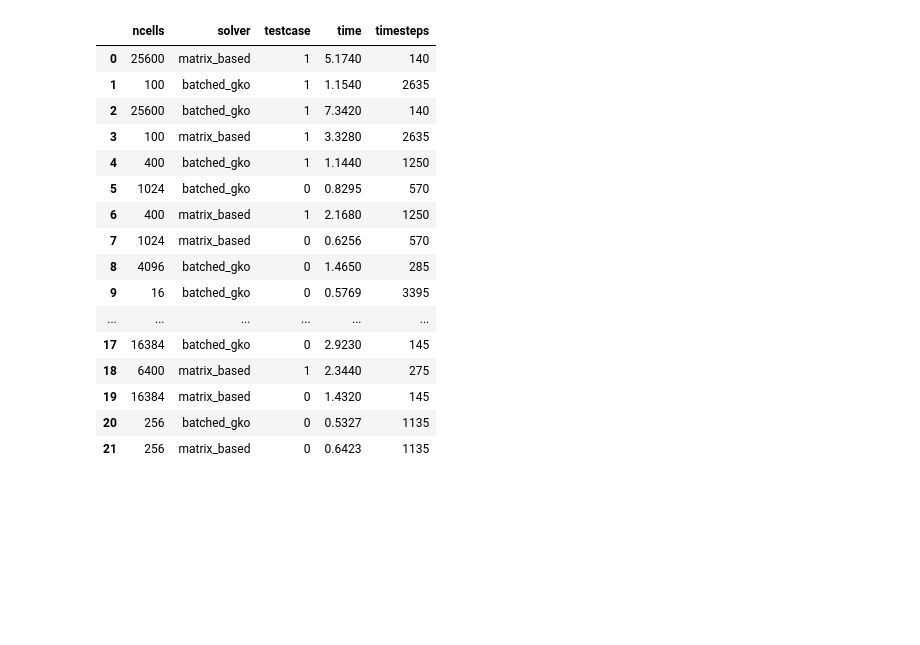
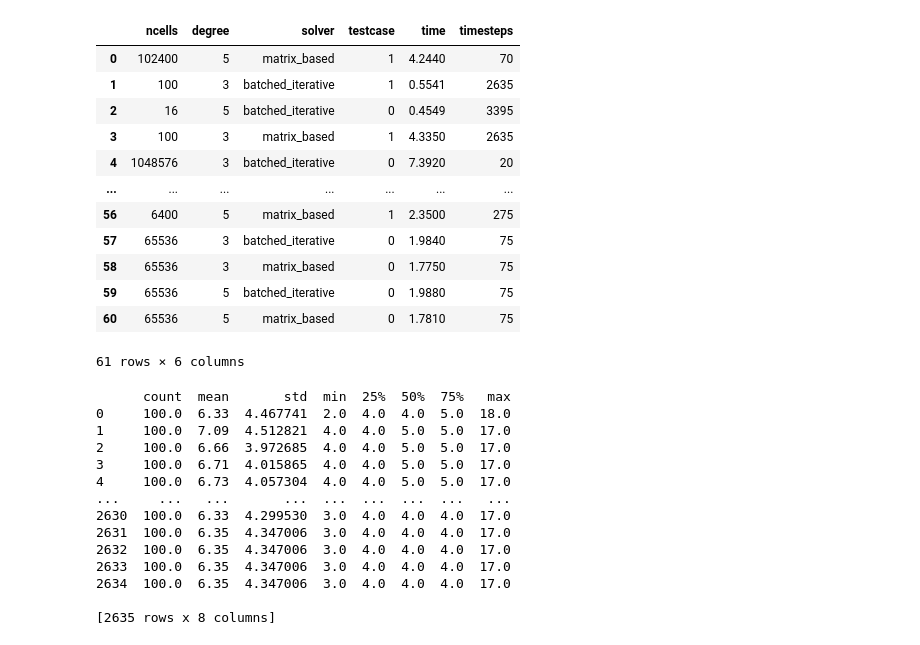
Before and after one commit to MarcelKoch/data-analysis, a Jupyter notebook: cse-batched/testing.ipynb, the cells around one changed output. Drawn from its saved outputs; the diff is of its cells as text; code cells hidden in the pictures; blank space fills up the shorter version.

```diff
--- a/cse-batched/testing.ipynb
+++ b/cse-batched/testing.ipynb
@@ -17,27 +19,46 @@ def config_data(filename: str):
 # %%
 data = []
 for file in Path(f"{root_path}/data").iterdir():
     with open(file, "r") as input:
         if t_m := time_re.search(input.read()):
             data.append({**config_data(file.name),
                          "time": t_m.group(2), "timesteps": t_m.group(1)})
-df = pd.DataFrame(data).astype({"dim": int, "ncells": int, "order": int, "timesteps": int, "time": float}).drop(columns=["cpu", "dryrun", "fmt", "order", "refinements", "dim", "batchsize", "exec", "gpu"])
+df = pd.DataFrame(data).astype({"dim": int, "ncells": int, "degree": int, "timesteps": int, "time": float}).drop(columns=["cpu", "dryrun", "fmt", "refinements", "dim", "batchsize", "exec", "gpu"])
 df
 # %% [output]
-|  | ncells | solver | testcase | time | timesteps |
-| 0 | 25600 | matrix_based | 1 | 5.1740 | 140 |
-| 1 | 100 | batched_gko | 1 | 1.1540 | 2635 |
-| 2 | 25600 | batched_gko | 1 | 7.3420 | 140 |
-| 3 | 100 | matrix_based | 1 | 3.3280 | 2635 |
-| 4 | 400 | batched_gko | 1 | 1.1440 | 1250 |
-| 5 | 1024 | batched_gko | 0 | 0.8295 | 570 |
-| 6 | 400 | matrix_based | 1 | 2.1680 | 1250 |
-| 7 | 1024 | matrix_based | 0 | 0.6256 | 570 |
-| 8 | 4096 | batched_gko | 0 | 1.4650 | 285 |
-| 9 | 16 | batched_gko | 0 | 0.5769 | 3395 |
-| ... | ... | ... | ... | ... | ... |
-| 17 | 16384 | batched_gko | 0 | 2.9230 | 145 |
-| 18 | 6400 | matrix_based | 1 | 2.3440 | 275 |
-| 19 | 16384 | matrix_based | 0 | 1.4320 | 145 |
-| 20 | 256 | batched_gko | 0 | 0.5327 | 1135 |
-| 21 | 256 | matrix_based | 0 | 0.6423 | 1135 |
+|  | ncells | degree | solver | testcase | time | timesteps |
+| 0 | 102400 | 5 | matrix_based | 1 | 4.2440 | 70 |
+| 1 | 100 | 3 | batched_iterative | 1 | 0.5541 | 2635 |
+| 2 | 16 | 5 | batched_iterative | 0 | 0.4549 | 3395 |
+| 3 | 100 | 3 | matrix_based | 1 | 4.3350 | 2635 |
+| 4 | 1048576 | 3 | batched_iterative | 0 | 7.3920 | 20 |
+| ... | ... | ... | ... | ... | ... | ... |
+| 56 | 6400 | 5 | matrix_based | 1 | 2.3500 | 275 |
+| 57 | 65536 | 3 | batched_iterative | 0 | 1.9840 | 75 |
+| 58 | 65536 | 3 | matrix_based | 0 | 1.7750 | 75 |
+| 59 | 65536 | 5 | batched_iterative | 0 | 1.9880 | 75 |
+| 60 | 65536 | 5 | matrix_based | 0 | 1.7810 | 75 |
+61 rows × 6 columns
+# %%
+file = "data/ncells_100-batchsize_full-cpu_False-dim_2-dryrun_False-exec_cuda-fmt_csr-gpu_True-degree_5-refinements_0-solver_batched_iterative-testcase_1.out"
+with open(file, "r") as input:
+    iters = []
+    for l in input:
+        if i_m:= batch_iter_re.search(l):
+            iters.append(pd.Series(map(int, l[i_m.end():-2].split(","))).describe().T)
+    print(pd.DataFrame(iters))
+# %% [output]
+      count  mean       std  min  25%  50%  75%   max
+0     100.0  6.33  4.467741  2.0  4.0  4.0  5.0  18.0
+1     100.0  7.09  4.512821  4.0  4.0  5.0  5.0  17.0
+2     100.0  6.66  3.972685  4.0  4.0  5.0  5.0  17.0
+3     100.0  6.71  4.015865  4.0  4.0  5.0  5.0  17.0
+4     100.0  6.73  4.057304  4.0  4.0  5.0  5.0  17.0
+...     ...   ...       ...  ...  ...  ...  ...   ...
+2630  100.0  6.33  4.299530  3.0  4.0  4.0  4.0  17.0
+2631  100.0  6.35  4.347006  3.0  4.0  4.0  4.0  17.0
+2632  100.0  6.35  4.347006  3.0  4.0  4.0  4.0  17.0
+2633  100.0  6.35  4.347006  3.0  4.0  4.0  4.0  17.0
+2634  100.0  6.35  4.347006  3.0  4.0  4.0  4.0  17.0
+
+[2635 rows x 8 columns]
```
Also changed, not shown: parts of 11 cells of this notebook.
